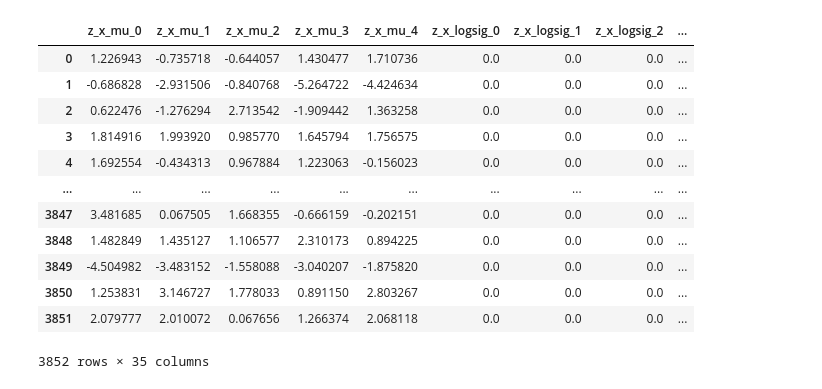
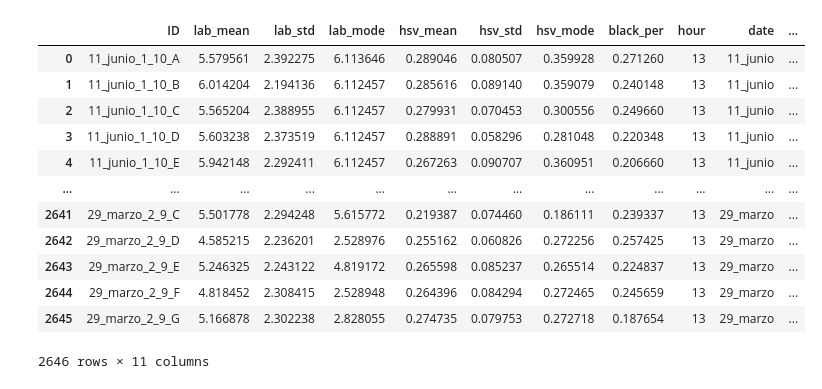
Before and after one commit to Abdigal1/paltas_repo, a Jupyter notebook: Models_3/Untitled.ipynb, the cells around one changed output. Cells and saved outputs as stored; diff of their text form; code cells hidden in the pictures.

```diff
--- a/Models_3/Untitled.ipynb
+++ b/Models_3/Untitled.ipynb
@@ -56,18 +27,16 @@ for k in list(metad_dict[0].keys()):
-# %%
-mDF=get_dataframe(metad_dict)
-data=mDF
-mDF
-# %% [output]
-|  | z_x_mu_0 | z_x_mu_1 | z_x_mu_2 | z_x_mu_3 | z_x_mu_4 | z_x_logsig_0 | z_x_logsig_1 | z_x_logsig_2 | ... |
-| 0 | 1.226943 | -0.735718 | -0.644057 | 1.430477 | 1.710736 | 0.0 | 0.0 | 0.0 | ... |
-| 1 | -0.686828 | -2.931506 | -0.840768 | -5.264722 | -4.424634 | 0.0 | 0.0 | 0.0 | ... |
-| 2 | 0.622476 | -1.276294 | 2.713542 | -1.909442 | 1.363258 | 0.0 | 0.0 | 0.0 | ... |
-| 3 | 1.814916 | 1.993920 | 0.985770 | 1.645794 | 1.756575 | 0.0 | 0.0 | 0.0 | ... |
-| 4 | 1.692554 | -0.434313 | 0.967884 | 1.223063 | -0.156023 | 0.0 | 0.0 | 0.0 | ... |
-| ... | ... | ... | ... | ... | ... | ... | ... | ... | ... |
-| 3847 | 3.481685 | 0.067505 | 1.668355 | -0.666159 | -0.202151 | 0.0 | 0.0 | 0.0 | ... |
-| 3848 | 1.482849 | 1.435127 | 1.106577 | 2.310173 | 0.894225 | 0.0 | 0.0 | 0.0 | ... |
-| 3849 | -4.504982 | -3.483152 | -1.558088 | -3.040207 | -1.875820 | 0.0 | 0.0 | 0.0 | ... |
-| 3850 | 1.253831 | 3.146727 | 1.778033 | 0.891150 | 2.803267 | 0.0 | 0.0 | 0.0 | ... |
-| 3851 | 2.079777 | 2.010072 | 0.067656 | 1.266374 | 2.068118 | 0.0 | 0.0 | 0.0 | ... |
-3852 rows × 35 columns
+# %%
+os.listdir(os.path.join(DB,"metadata"))
+meta=['bl_per_wmask_phantom','stat_val_hsv_wmask_phantom','stat_val_lab_wmask_phantom']
+ddlist=np.array(os.listdir(os.path.join(DB,"metadata",meta[0])))
+dlist=np.vectorize(lambda d:d.split(".")[0])(ddlist)
+# %%
+date=np.vectorize(lambda d:("_").join(datar[np.where(datar.aID==d)[0][0]]["Date"].split("_")[:2]))(dlist)
+Y=np.vectorize(lambda d:datar[np.where(datar.aID==d)[0][0]]["landmarks"])(dlist)
+timei=np.vectorize(lambda d:datar[np.where(datar.aID==d)[0][0]]['PhantomRGB_metadata']['DateTime'])(dlist)
+# %%
+dat=np.vectorize(lambda d:(pd.read_pickle(os.path.join(DB,"metadata",meta[0],d)))[d.split('.')[0]])(ddlist).reshape(-1,1)
+camp=np.array(['mean','std','mode'])
+dat1=np.vectorize(lambda d,c:(pd.read_pickle(os.path.join(DB,"metadata",meta[1],d)))[d.split('.')[0]][c],
+            signature="(),()->()")(ddlist.reshape(-1,1),camp)
+dat2=np.vectorize(lambda d,c:(pd.read_pickle(os.path.join(DB,"metadata",meta[2],d)))[d.split('.')[0]][c],
+            signature="(),()->()")(ddlist.reshape(-1,1),camp)
@@ -73,0 +45,30 @@ mDF
+# %%
+datafd={
+    'ID':dlist,
+    'lab_mean':dat2[:,0],
+    'lab_std':dat2[:,1],
+    'lab_mode':dat2[:,2],
+    'hsv_mean':dat1[:,0],
+    'hsv_std':dat1[:,1],
+    'hsv_mode':dat1[:,2],
+    'black_per':dat.reshape(-1,),
+    'hour':np.vectorize(lambda cdt:cdt.split(' ')[1].split(':')[0])(timei),
+    'date':date,
+    'Y':Y
+}
+data=pd.DataFrame(datafd)
+data
+# %% [output]
+|  | ID | lab_mean | lab_std | lab_mode | hsv_mean | hsv_std | hsv_mode | black_per | hour | date | ... |
+| 0 | 11_junio_1_10_A | 5.579561 | 2.392275 | 6.113646 | 0.289046 | 0.080507 | 0.359928 | 0.271260 | 13 | 11_junio | ... |
+| 1 | 11_junio_1_10_B | 6.014204 | 2.194136 | 6.112457 | 0.285616 | 0.089140 | 0.359079 | 0.240148 | 13 | 11_junio | ... |
+| 2 | 11_junio_1_10_C | 5.565204 | 2.388955 | 6.112457 | 0.279931 | 0.070453 | 0.300556 | 0.249660 | 13 | 11_junio | ... |
+| 3 | 11_junio_1_10_D | 5.603238 | 2.373519 | 6.112457 | 0.288891 | 0.058296 | 0.281048 | 0.220348 | 13 | 11_junio | ... |
+| 4 | 11_junio_1_10_E | 5.942148 | 2.292411 | 6.112457 | 0.267263 | 0.090707 | 0.360951 | 0.206660 | 13 | 11_junio | ... |
+| ... | ... | ... | ... | ... | ... | ... | ... | ... | ... | ... | ... |
+| 2641 | 29_marzo_2_9_C | 5.501778 | 2.294248 | 5.615772 | 0.219387 | 0.074460 | 0.186111 | 0.239337 | 13 | 29_marzo | ... |
+| 2642 | 29_marzo_2_9_D | 4.585215 | 2.236201 | 2.528976 | 0.255162 | 0.060826 | 0.272256 | 0.257425 | 13 | 29_marzo | ... |
+| 2643 | 29_marzo_2_9_E | 5.246325 | 2.243122 | 4.819172 | 0.265598 | 0.085237 | 0.265514 | 0.224837 | 13 | 29_marzo | ... |
+| 2644 | 29_marzo_2_9_F | 4.818452 | 2.308415 | 2.528948 | 0.264396 | 0.084294 | 0.272465 | 0.245659 | 13 | 29_marzo | ... |
+| 2645 | 29_marzo_2_9_G | 5.166878 | 2.302238 | 2.828055 | 0.274735 | 0.079753 | 0.272718 | 0.187654 | 13 | 29_marzo | ... |
+2646 rows × 11 columns
```
Also changed, not shown: parts of 21 cells of this notebook, 2 other files.
